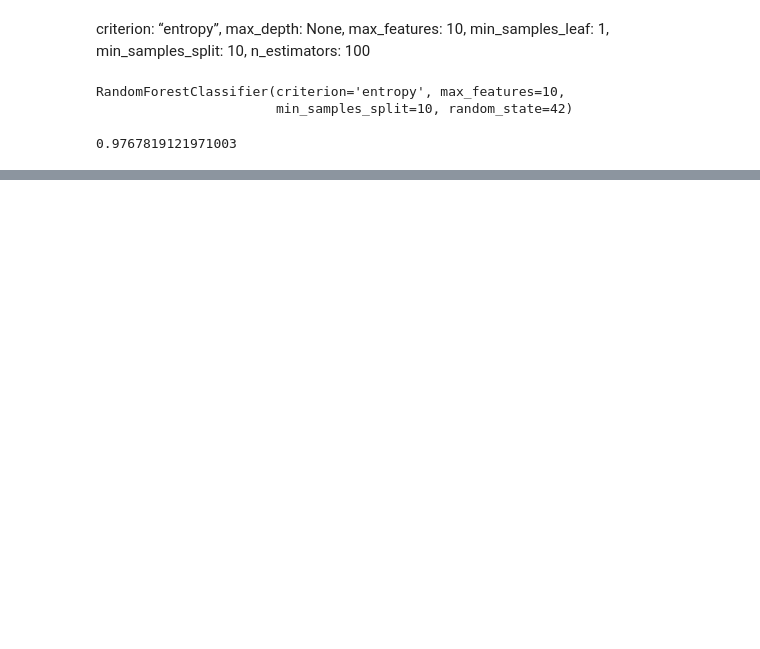
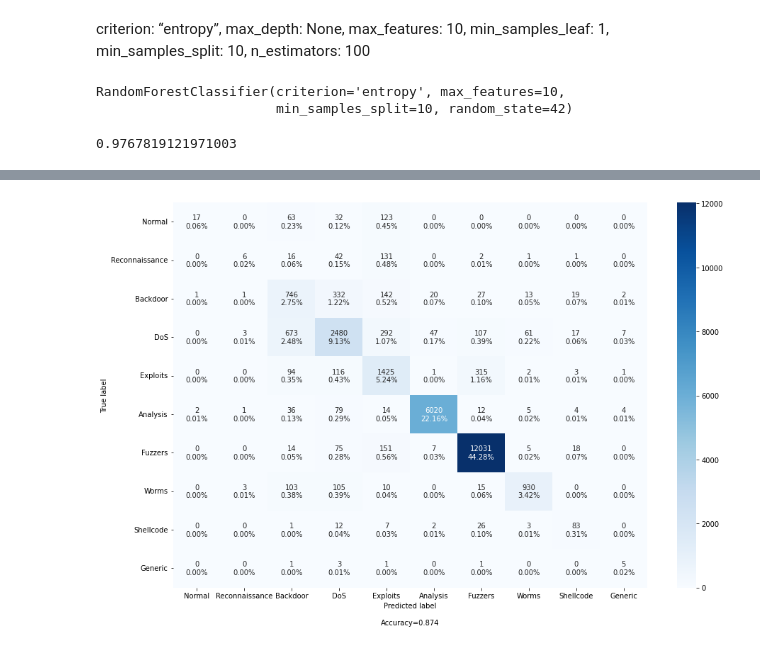
Before and after one commit to alex-chin/Attack_detection, a Jupyter notebook: net_traffik.ipynb, the cells around one changed output, grey strips where cells are left out. Saved outputs shown, nothing was run; the diff lists cells and outputs as text; code cells hidden in the pictures; blank space fills up the shorter version.

```diff
--- a/net_traffik.ipynb
+++ b/net_traffik.ipynb
@@ -226,0 +297,2 @@ array([[12032,   269],
+# %%
+X_train, X_test, y_train, y_test = train_test_split(X, y, test_size=0.33, random_state=42)
@@ -226,0 +302,3 @@ array([[12032,   269],
+# %%
+clf = DecisionTreeClassifier(criterion='entropy', max_depth=None, max_leaf_nodes=500, min_samples_leaf=2, min_samples_split=2, random_state=42)
+cross_val_score(clf, X_train, y_train, cv=10)
@@ -226,0 +308,2 @@ array([[12032,   269],
+# %%
+clf.fit(X_train, y_train)
@@ -226,0 +334,3 @@ array([[12032,   269],
+# %%
+conf=confusion_matrix(y_test, clf.predict(X_test))
+conf
@@ -226,0 +360,5 @@ array([[12032,   269],
+# %%
+cat = df_train.attack_cat.unique()
+cf_matrix.make_confusion_matrix(conf, figsize=(15,10), categories=cat)
+# %% [output]
+[figure, added]
```
Also changed, not shown: parts of 45 cells of this notebook, 1 other file.
